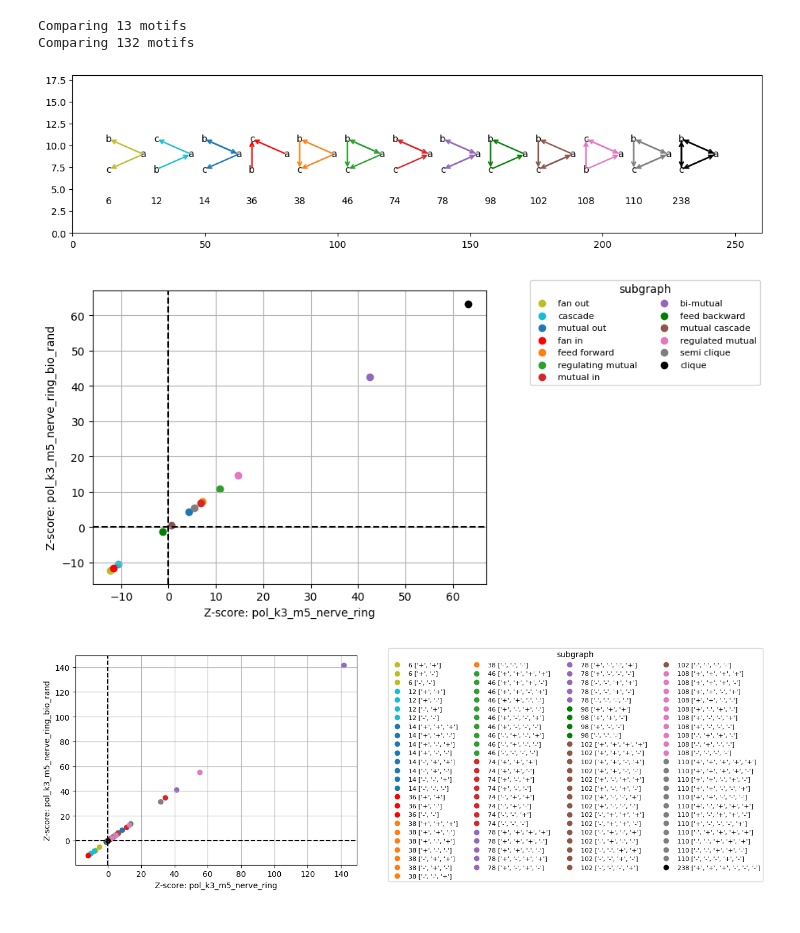
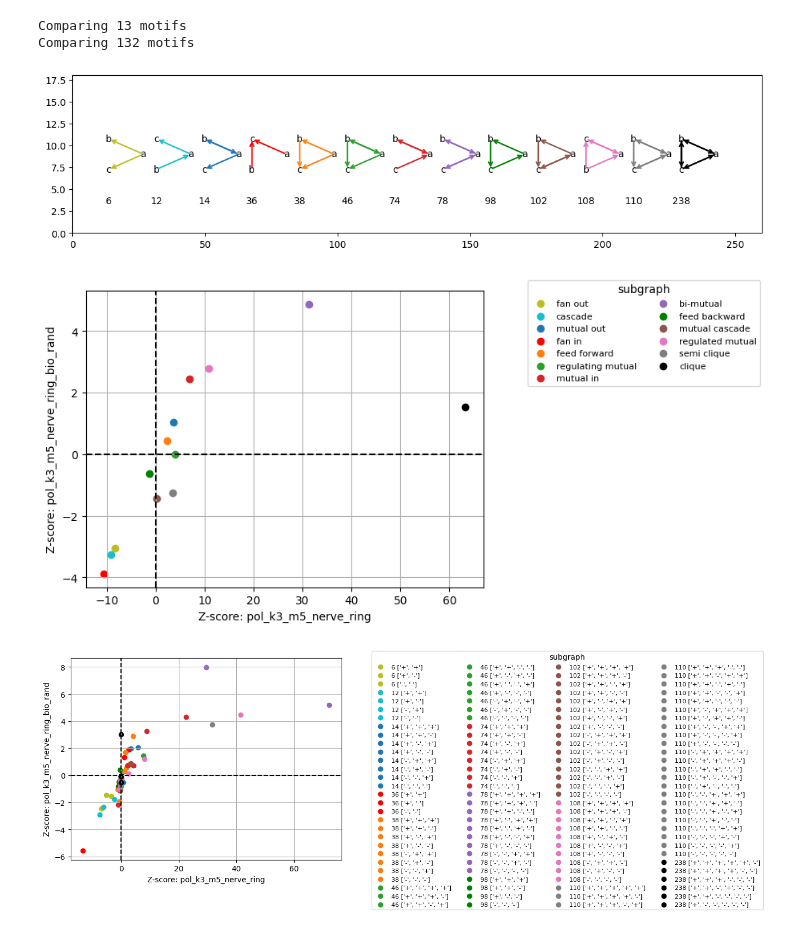
Before and after one commit to deangeckt/network_motifs, a Jupyter notebook: post_motif_analysis/2_network_motif_comparison.ipynb, the cells around one changed output. Drawn from its saved outputs; the diff is of its cells as text; code cells hidden in the pictures.

Commit message:
add switch factore 200 results and compare

```diff
--- a/post_motif_analysis/2_network_motif_comparison.ipynb
+++ b/post_motif_analysis/2_network_motif_comparison.ipynb
@@ -183,14 +166,39 @@ def z_score_compare(motifs1: list[Motif], motifs2: list[Motif], use_full_name=Fa
 
     # symmetrize_y_axis(ax)
     # symmetrize_x_axis(ax)
-
-
-draw_graphs(motifs1)
-z_score_compare(list(motifs1.values()), list(motifs2.values()), use_full_name=True, filter_th=0, norm=False)
-z_score_compare(polarity_motifs1, polarity_motifs2, use_full_name=False, filter_th=0.0, norm=False)
-# %% [output]
-Comparing 13 motifs
-Comparing 132 motifs
-[figure, removed]
-[figure, removed]
-[figure, removed]
+# %%
+# in the meeting, show:
+# 1. network compared to itself
+# 2. nerve ring vs the nerve ring w bio rand
+# 3. nerve ring vs self w switch factor
+# 4. nerve ring with bio rand vs self w switch factor
+
+name1 = 'pol_k3_m5_nerve_ring'
+name2 = 'pol_k3_m5_nerve_ring'
+# name2 = 'pol_k3_m5_nerve_ring_bio_rand'
+# name2 = 'pol_k3_m5_nerve_ring_sf200'
+
+# name1 = 'pol_k3_m5_nerve_ring_bio_rand'
+# name2 = 'pol_k3_m5_nerve_ring_bio_rand_sf200'
+
+# name1 = 'pol_k3_m5'
+# name2 = 'pol_k3_m5_sf200'
+
+d1 = import_results(f'results/{name1}.bin')
+d2 = import_results(f'results/{name2}.bin')
+
+motifs1 = d1['motifs']
+motifs2 = d2['motifs']
+
+polarity_motifs1 = get_polarity_motifs_list(motifs1)
+polarity_motifs2 = get_polarity_motifs_list(motifs2)
+
+draw_graphs(motifs1)
+z_score_compare(list(motifs1.values()), list(motifs2.values()), use_full_name=True, filter_th=0, norm=False)
+z_score_compare(polarity_motifs1, polarity_motifs2, use_full_name=False, filter_th=0.0, norm=False)
+# %% [output]
+Comparing 13 motifs
+Comparing 132 motifs
+[figure, added]
+[figure, added]
+[figure, added]
```
Also changed, not shown: parts of 1 cell of this notebook, 3 other files.
